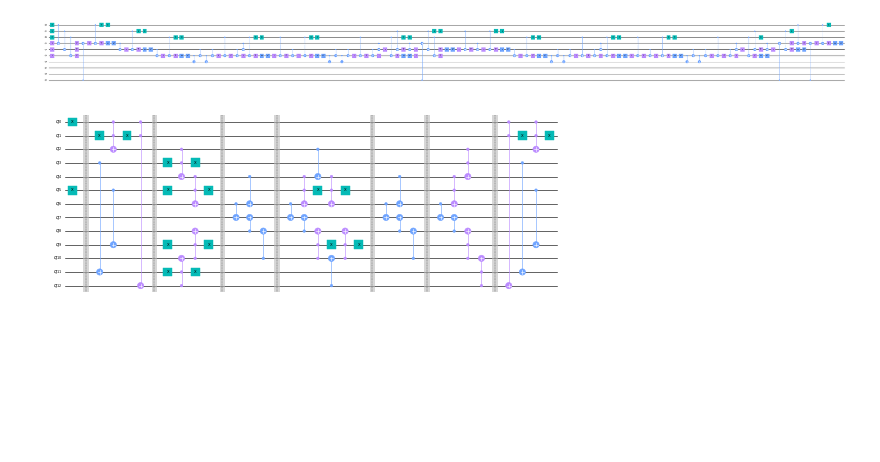
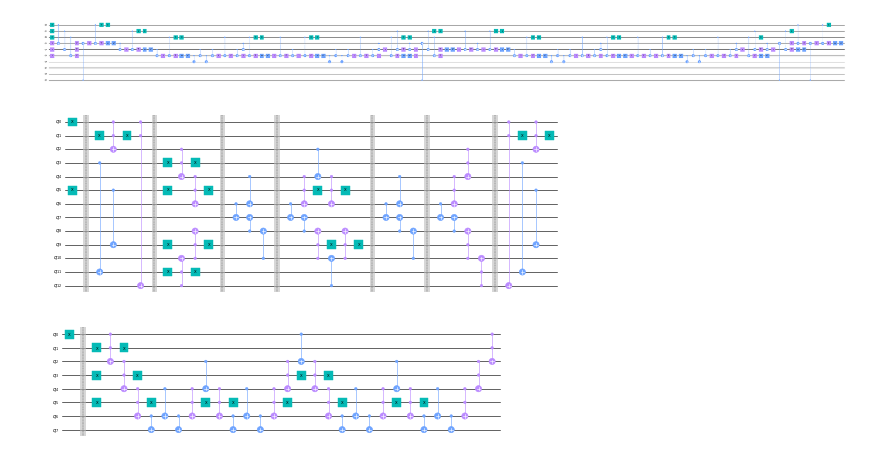
Before and after one commit to nkowne63/q-divide, a Jupyter notebook: notebooks/layered_qrom.ipynb, the cells around one changed output. Cells and saved outputs as stored; diff of their text form; code cells hidden in the pictures; blank space fills up the shorter version.

Commit message:
add: without succinct

```diff
--- a/notebooks/layered_qrom.ipynb
+++ b/notebooks/layered_qrom.ipynb
@@ -25,3 +25,12 @@ qc = create_qrom_ref(size, target, succinct, val, data)
 qc.draw(output="mpl", scale=0.3, fold=-1)
 # %% [output]
 [figure]
+# %%
+size = 3
+target = 1
+val = 0
+data = "11111111"
+qc = create_qrom_without_succinct(size, target, val, data)
+qc.draw(output="mpl", scale=0.3, fold=-1)
+# %% [output]
+[figure, added]
```
Also changed, not shown: parts of 1 cell of this notebook, 1 other file.
